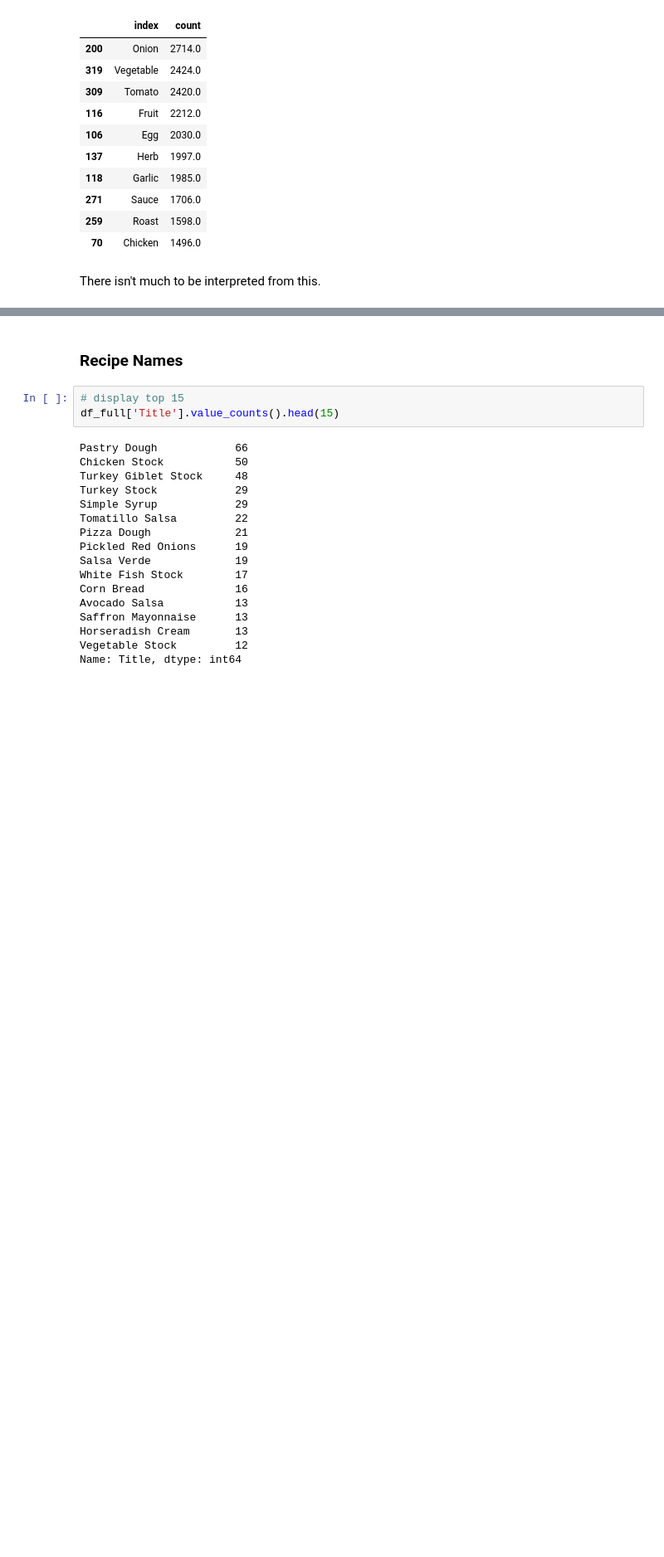
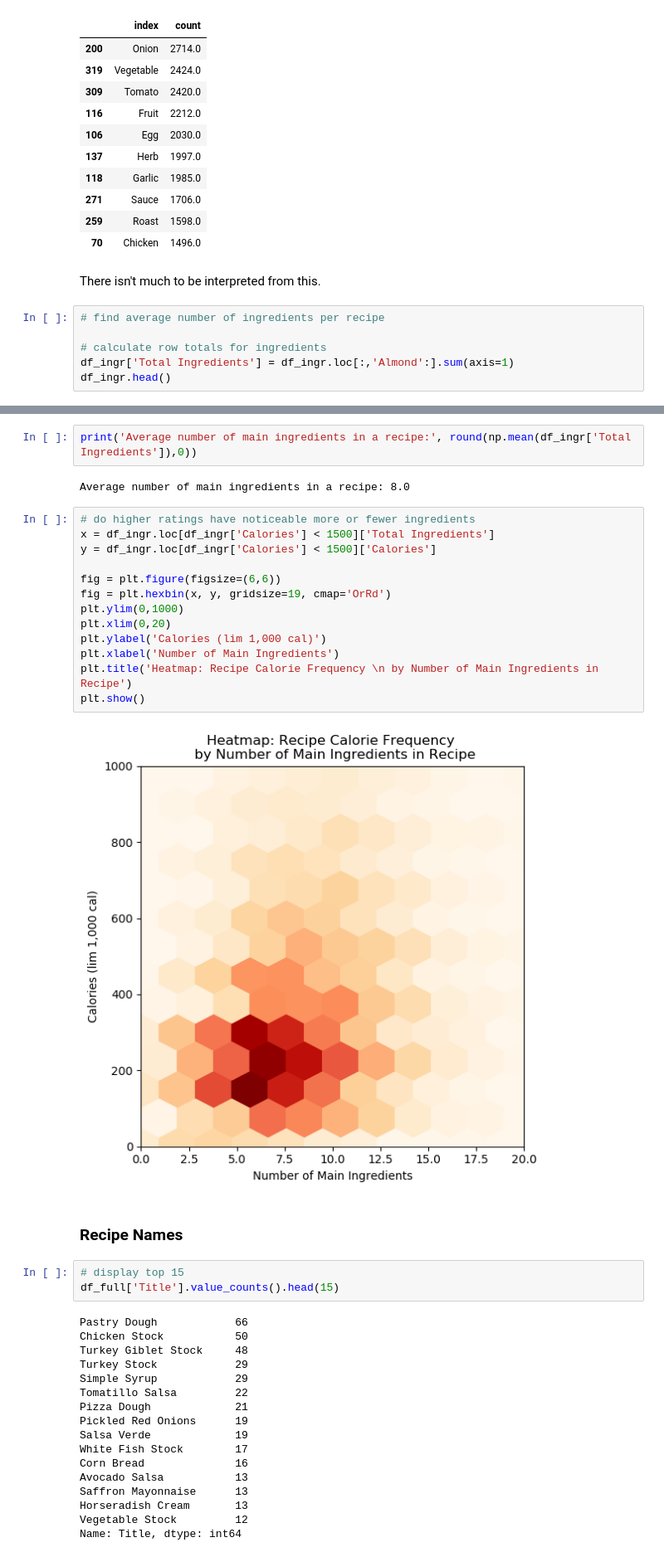
Before and after one commit to isabelvanzijl/Capstone-Project-2, a Jupyter notebook: Exploratory_Data_Analysis.ipynb, the cells around one changed output, grey strips where cells are left out. Shown: that part at 83% size. Saved outputs shown, nothing was run; the diff lists cells and outputs as text; blank space fills up the shorter version.

```diff
--- a/Exploratory_Data_Analysis.ipynb
+++ b/Exploratory_Data_Analysis.ipynb
@@ -262,3 +263,9 @@ ingr_count.head(10)
 | 70 | Chicken | 1496.0 |
 # %% [markdown]
 There isn't much to be interpreted from this.
+# %%
+# find average number of ingredients per recipe
+
+# calculate row totals for ingredients
+df_ingr['Total Ingredients'] = df_ingr.loc[:,'Almond':].sum(axis=1)
+df_ingr.head()
@@ -265,3 +280,22 @@ There isn't much to be interpreted from this.
+# %%
+print('Average number of main ingredients in a recipe:', round(np.mean(df_ingr['Total Ingredients']),0))
+# %% [output]
+Average number of main ingredients in a recipe: 8.0
+# %%
+# do higher ratings have noticeable more or fewer ingredients
+x = df_ingr.loc[df_ingr['Calories'] < 1500]['Total Ingredients']
+y = df_ingr.loc[df_ingr['Calories'] < 1500]['Calories']
+
+fig = plt.figure(figsize=(6,6))
+fig = plt.hexbin(x, y, gridsize=19, cmap='OrRd')
+plt.ylim(0,1000)
+plt.xlim(0,20)
+plt.ylabel('Calories (lim 1,000 cal)')
+plt.xlabel('Number of Main Ingredients')
+plt.title('Heatmap: Recipe Calorie Frequency \n by Number of Main Ingredients in Recipe')
+plt.show()
+# %% [output]
+[figure, added]
 # %% [markdown]
 ### Recipe Names
 # %%
```
Also changed, not shown: parts of 8 cells of this notebook.
